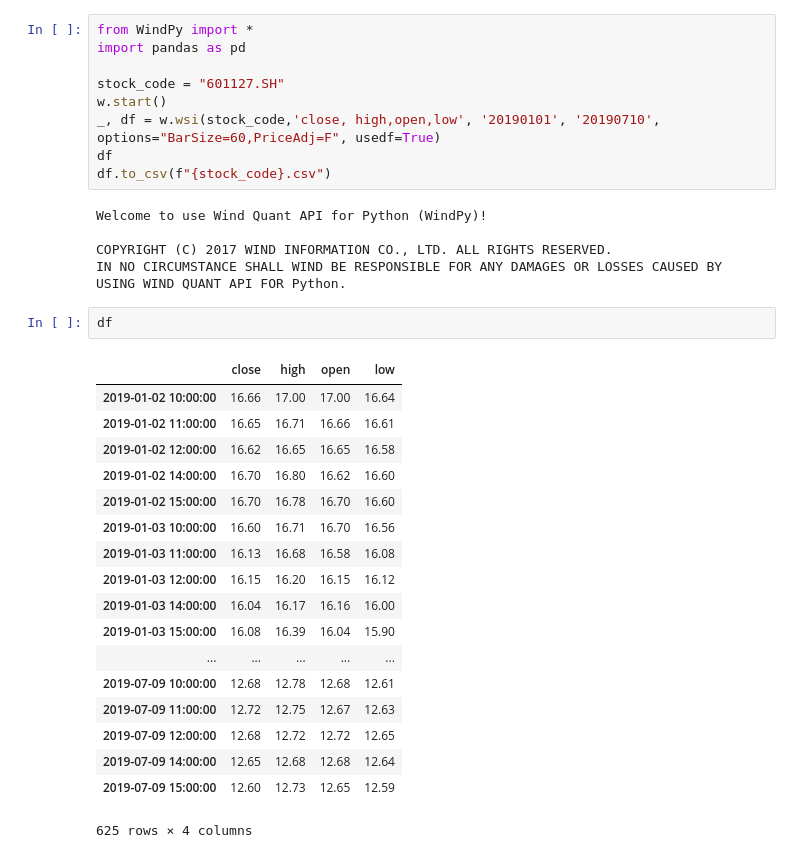
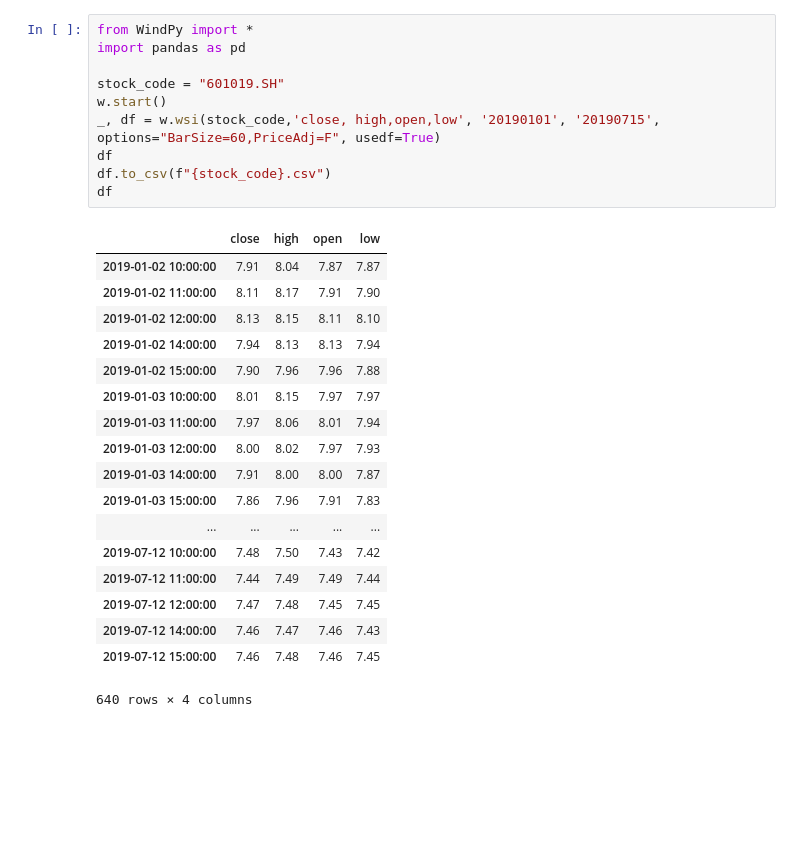
Before and after one commit to drunkpig/macd_exp, a Jupyter notebook: wind_data.ipynb, the cells around one changed output. Drawn from its saved outputs; the diff is of its cells as text; blank space fills up the shorter version.

```diff
--- a/wind_data.ipynb
+++ b/wind_data.ipynb
@@ -1,35 +1,29 @@
 # %%
 from WindPy import *
 import pandas as pd
 
-stock_code = "601127.SH"
+stock_code = "601019.SH"
 w.start()
-_, df = w.wsi(stock_code,'close, high,open,low', '20190101', '20190710', options="BarSize=60,PriceAdj=F", usedf=True)
+_, df = w.wsi(stock_code,'close, high,open,low', '20190101', '20190715', options="BarSize=60,PriceAdj=F", usedf=True)
 df
 df.to_csv(f"{stock_code}.csv")
+df
 # %% [output]
+|  | close | high | open | low |
+| 2019-01-02 10:00:00 | 7.91 | 8.04 | 7.87 | 7.87 |
+| 2019-01-02 11:00:00 | 8.11 | 8.17 | 7.91 | 7.90 |
+| 2019-01-02 12:00:00 | 8.13 | 8.15 | 8.11 | 8.10 |
+| 2019-01-02 14:00:00 | 7.94 | 8.13 | 8.13 | 7.94 |
+| 2019-01-02 15:00:00 | 7.90 | 7.96 | 7.96 | 7.88 |
+| 2019-01-03 10:00:00 | 8.01 | 8.15 | 7.97 | 7.97 |
+| 2019-01-03 11:00:00 | 7.97 | 8.06 | 8.01 | 7.94 |
+| 2019-01-03 12:00:00 | 8.00 | 8.02 | 7.97 | 7.93 |
+| 2019-01-03 14:00:00 | 7.91 | 8.00 | 8.00 | 7.87 |
+| 2019-01-03 15:00:00 | 7.86 | 7.96 | 7.91 | 7.83 |
+| ... | ... | ... | ... | ... |
+| 2019-07-12 10:00:00 | 7.48 | 7.50 | 7.43 | 7.42 |
+| 2019-07-12 11:00:00 | 7.44 | 7.49 | 7.49 | 7.44 |
+| 2019-07-12 12:00:00 | 7.47 | 7.48 | 7.45 | 7.45 |
+| 2019-07-12 14:00:00 | 7.46 | 7.47 | 7.46 | 7.43 |
+| 2019-07-12 15:00:00 | 7.46 | 7.48 | 7.46 | 7.45 |
-Welcome to use Wind Quant API for Python (WindPy)!
-
-COPYRIGHT (C) 2017 WIND INFORMATION CO., LTD. ALL RIGHTS RESERVED.
-IN NO CIRCUMSTANCE SHALL WIND BE RESPONSIBLE FOR ANY DAMAGES OR LOSSES CAUSED BY USING WIND QUANT API FOR Python.
+640 rows × 4 columns
-# %%
-df
-# %% [output]
-|  | close | high | open | low |
-| 2019-01-02 10:00:00 | 16.66 | 17.00 | 17.00 | 16.64 |
-| 2019-01-02 11:00:00 | 16.65 | 16.71 | 16.66 | 16.61 |
-| 2019-01-02 12:00:00 | 16.62 | 16.65 | 16.65 | 16.58 |
-| 2019-01-02 14:00:00 | 16.70 | 16.80 | 16.62 | 16.60 |
-| 2019-01-02 15:00:00 | 16.70 | 16.78 | 16.70 | 16.60 |
-| 2019-01-03 10:00:00 | 16.60 | 16.71 | 16.70 | 16.56 |
-| 2019-01-03 11:00:00 | 16.13 | 16.68 | 16.58 | 16.08 |
-| 2019-01-03 12:00:00 | 16.15 | 16.20 | 16.15 | 16.12 |
-| 2019-01-03 14:00:00 | 16.04 | 16.17 | 16.16 | 16.00 |
-| 2019-01-03 15:00:00 | 16.08 | 16.39 | 16.04 | 15.90 |
-| ... | ... | ... | ... | ... |
-| 2019-07-09 10:00:00 | 12.68 | 12.78 | 12.68 | 12.61 |
-| 2019-07-09 11:00:00 | 12.72 | 12.75 | 12.67 | 12.63 |
-| 2019-07-09 12:00:00 | 12.68 | 12.72 | 12.72 | 12.65 |
-| 2019-07-09 14:00:00 | 12.65 | 12.68 | 12.68 | 12.64 |
-| 2019-07-09 15:00:00 | 12.60 | 12.73 | 12.65 | 12.59 |
-625 rows × 4 columns
```
Also changed, not shown: 8 other files.
